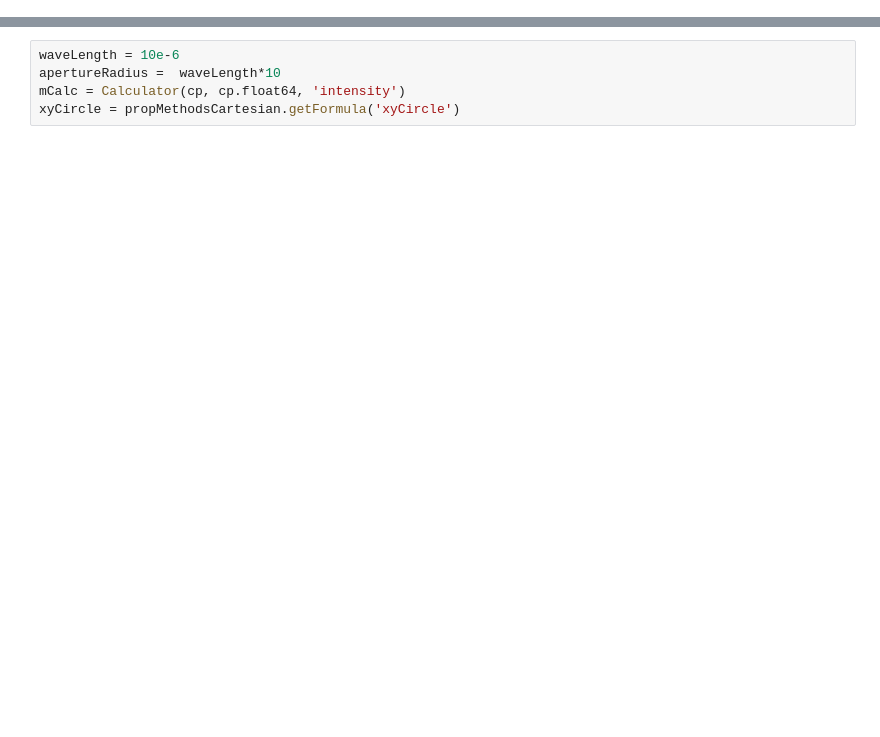
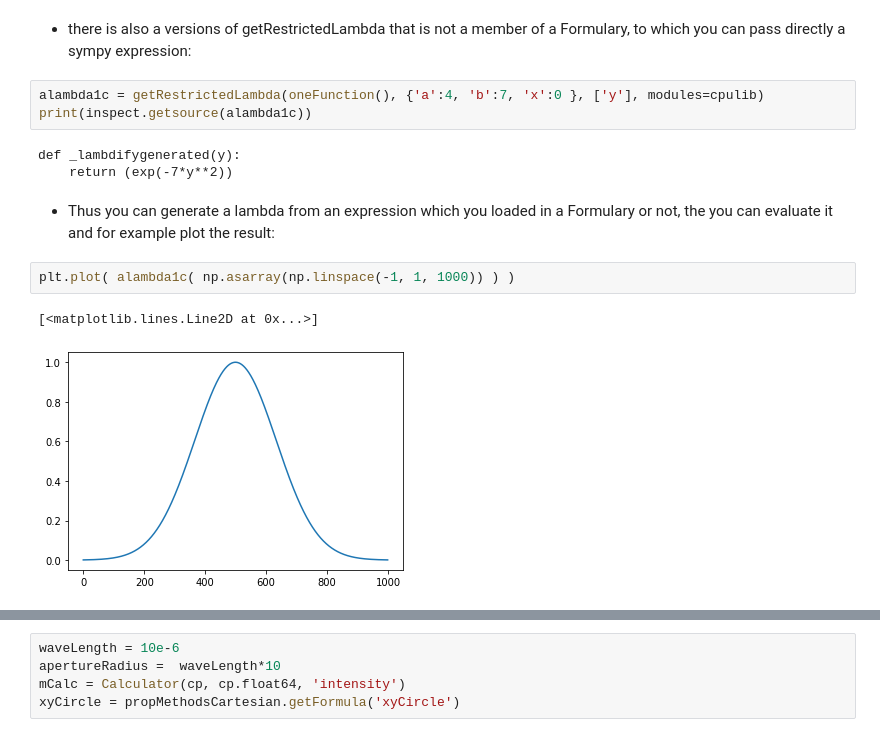
Before and after one commit to astro-tiptop/SEEING, a Jupyter notebook: examples/examples.ipynb, the cells around one changed output, grey strips where cells are left out. Cells and saved outputs as stored; diff of their text form; blank space fills up the shorter version.

Commit message:
Adding more examples

```diff
--- a/examples/examples.ipynb
+++ b/examples/examples.ipynb
@@ -140,0 +126,15 @@ FileNotFoundError: [Errno 2] No such file or directory: 'Propagation100.frm'
+# %% [markdown]
+- there is also a versions of getRestrictedLambda that is not a member of a Formulary, to which you can pass directly a sympy expression:
+# %%
+alambda1c = getRestrictedLambda(oneFunction(), {'a':4, 'b':7, 'x':0 }, ['y'], modules=cpulib)
+print(inspect.getsource(alambda1c))
+# %% [output]
+def _lambdifygenerated(y):
+    return (exp(-7*y**2))
+# %% [markdown]
+- Thus you can generate a lambda from an expression which you loaded in a Formulary or not, the you can evaluate it and for example plot the result:
+# %%
+plt.plot( alambda1c( np.asarray(np.linspace(-1, 1, 1000)) ) )
+# %% [output]
+[<matplotlib.lines.Line2D at 0x...>]
+[figure, added]
```
Also changed, not shown: parts of 41 cells of this notebook, 1 other file.
